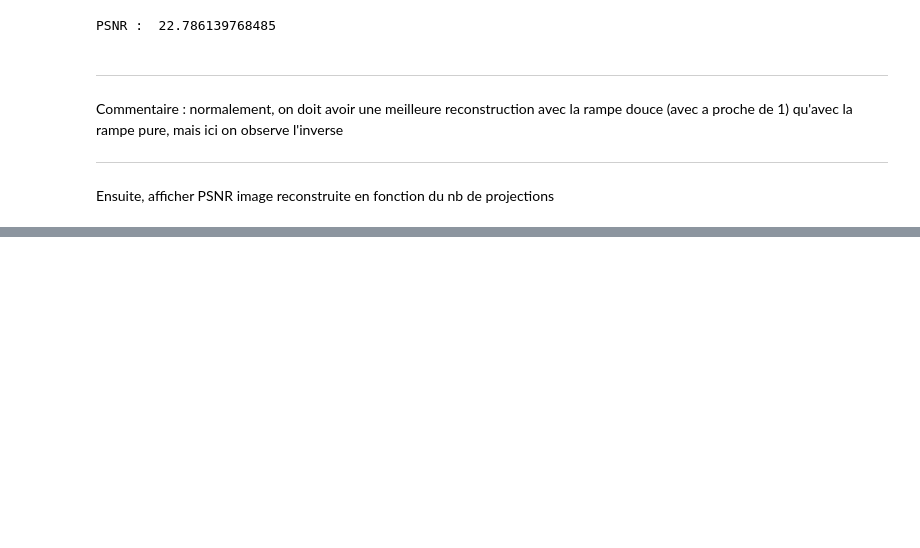
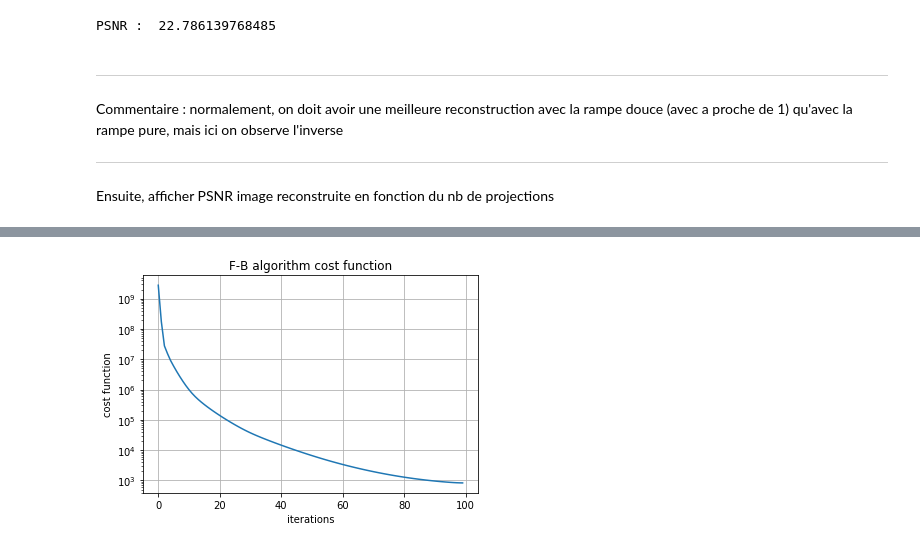
Before and after one commit to SimonTreil/Tomographie, a Jupyter notebook: Projet_Tomo_Zaza_1512.ipynb, the cells around one changed output, grey strips where cells are left out. Saved outputs shown, nothing was run; the diff lists cells and outputs as text; code cells hidden in the pictures; blank space fills up the shorter version.

```diff
--- a/Projet_Tomo_Zaza_1512.ipynb
+++ b/Projet_Tomo_Zaza_1512.ipynb
@@ -581,0 +635,24 @@ Ensuite, afficher PSNR image reconstruite en fonction du nb de projections
+# %%
+def ForwardBackward(y,x0,step,lam,Niter,wave,N=50,tol=0.0001,f=Function):
+    seuil=lam*step
+    x=x0  # Initialisation via retroprojection non-filtrée
+    F=[]
+    nfin = Niter
+    conv = []
+    for n in range(Niter):
+        #print("Iter n°",n)
+        I = x-step*Gradient(x,y,N)
+        T = SeuillageDouxOndelettes(I, wave, seuil)
+        if n==-1:
+            err = np.linalg.norm(T-x)#/np.linalg.norm(x)
+        else:
+            err = np.linalg.norm(T-x)/np.linalg.norm(x)
+        conv.append(err)
+        x = np.copy(T)
+        F +=  [f(x,y,lam,wave,N)]
+        #print("err : ", err,'\n')
+        if err<=tol:
+            nfin = n
+            found = True
+            break
+    return x,np.array(F), np.array(conv[1:]), nfin
@@ -581,0 +703,10 @@ Ensuite, afficher PSNR image reconstruite en fonction du nb de projections
+# %%
+plt.plot(F)
+plt.yscale('log')
+plt.title('F-B algorithm cost function')
+plt.xlabel('iterations')
+plt.grid()
+plt.ylabel("cost function")
+plt.show()
+# %% [output]
+[figure, added]
```
Also changed, not shown: parts of 36 cells of this notebook.
